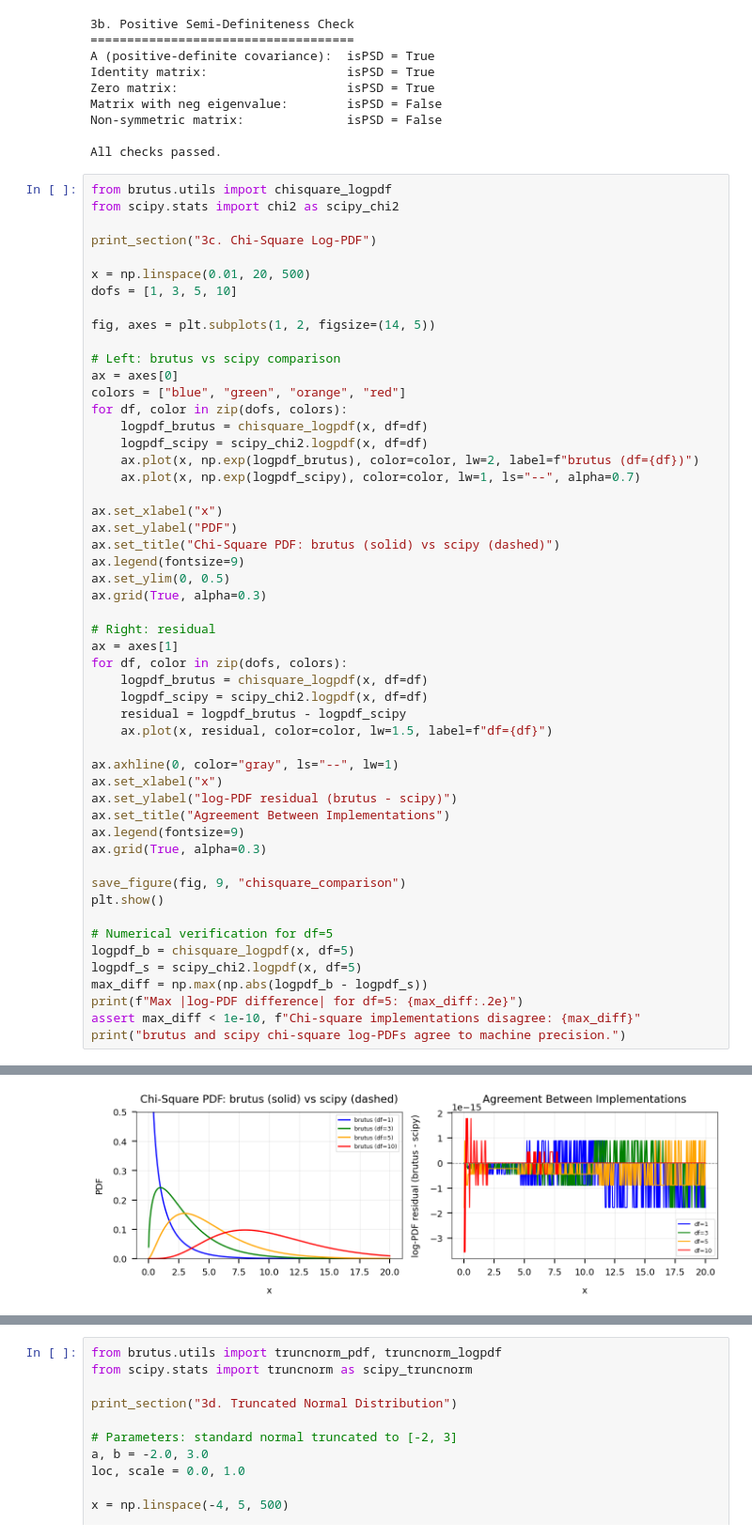
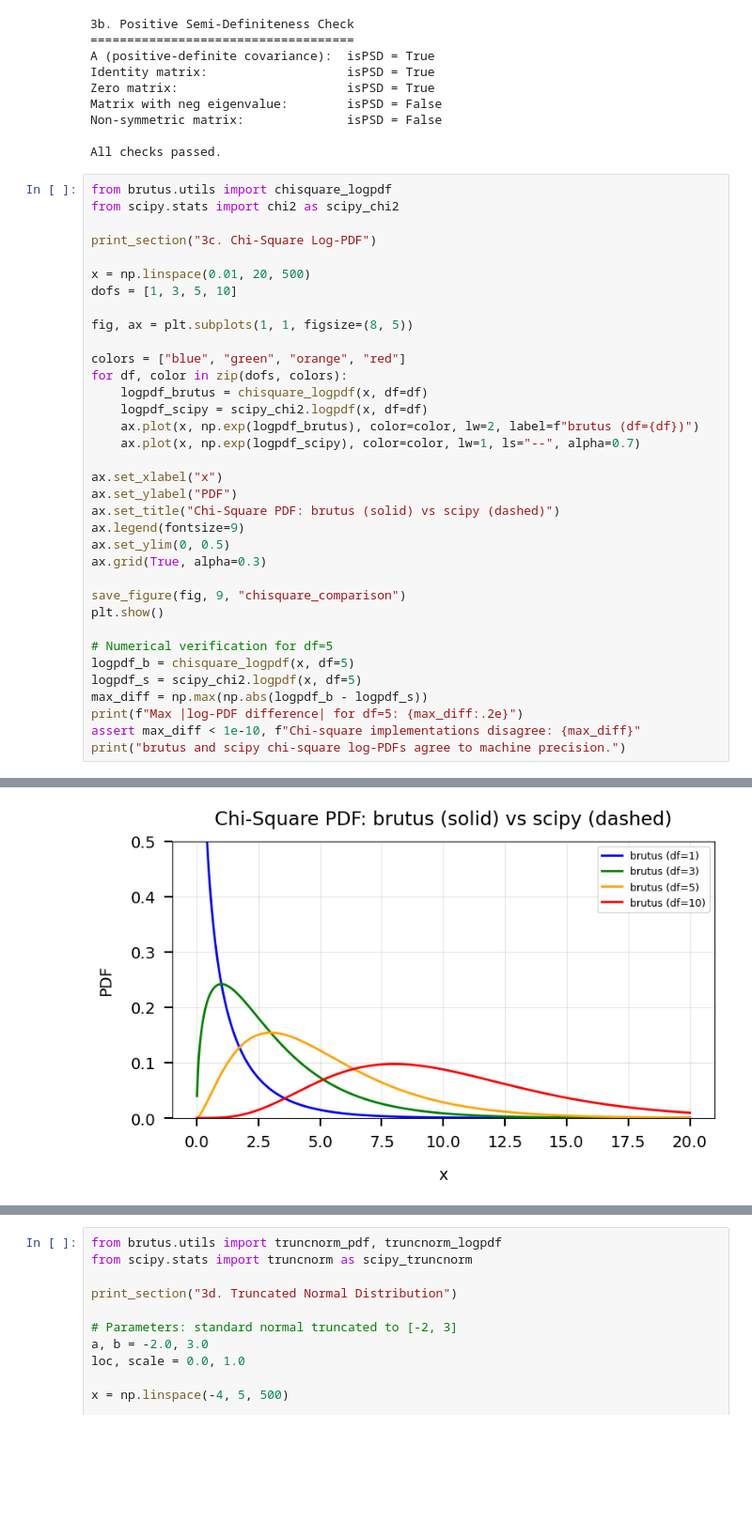
Before and after one commit to joshspeagle/brutus, a Jupyter notebook: tutorials/tutorial_09_utilities.ipynb, the cells around one changed output, grey strips where cells are left out. Shown at 94% size. Saved outputs shown, nothing was run; the diff lists cells and outputs as text; blank space fills up the shorter version.

```diff
--- a/tutorials/tutorial_09_utilities.ipynb
+++ b/tutorials/tutorial_09_utilities.ipynb
@@ -485,54 +490,37 @@ print_section("3c. Chi-Square Log-PDF")
 x = np.linspace(0.01, 20, 500)
 dofs = [1, 3, 5, 10]
 
-fig, axes = plt.subplots(1, 2, figsize=(14, 5))
+fig, ax = plt.subplots(1, 1, figsize=(8, 5))
 
-# Left: brutus vs scipy comparison
-ax = axes[0]
 colors = ["blue", "green", "orange", "red"]
 for df, color in zip(dofs, colors):
     logpdf_brutus = chisquare_logpdf(x, df=df)
     logpdf_scipy = scipy_chi2.logpdf(x, df=df)
     ax.plot(x, np.exp(logpdf_brutus), color=color, lw=2, label=f"brutus (df={df})")
     ax.plot(x, np.exp(logpdf_scipy), color=color, lw=1, ls="--", alpha=0.7)
 
 ax.set_xlabel("x")
 ax.set_ylabel("PDF")
 ax.set_title("Chi-Square PDF: brutus (solid) vs scipy (dashed)")
 ax.legend(fontsize=9)
 ax.set_ylim(0, 0.5)
 ax.grid(True, alpha=0.3)
 
-# Right: residual
-ax = axes[1]
-for df, color in zip(dofs, colors):
-    logpdf_brutus = chisquare_logpdf(x, df=df)
-    logpdf_scipy = scipy_chi2.logpdf(x, df=df)
-    residual = logpdf_brutus - logpdf_scipy
-    ax.plot(x, residual, color=color, lw=1.5, label=f"df={df}")
-
-ax.axhline(0, color="gray", ls="--", lw=1)
-ax.set_xlabel("x")
-ax.set_ylabel("log-PDF residual (brutus - scipy)")
-ax.set_title("Agreement Between Implementations")
-ax.legend(fontsize=9)
-ax.grid(True, alpha=0.3)
-
 save_figure(fig, 9, "chisquare_comparison")
 plt.show()
 
 # Numerical verification for df=5
 logpdf_b = chisquare_logpdf(x, df=5)
 logpdf_s = scipy_chi2.logpdf(x, df=5)
 max_diff = np.max(np.abs(logpdf_b - logpdf_s))
 print(f"Max |log-PDF difference| for df=5: {max_diff:.2e}")
 assert max_diff < 1e-10, f"Chi-square implementations disagree: {max_diff}"
 print("brutus and scipy chi-square log-PDFs agree to machine precision.")
 # %% [output]
 3c. Chi-Square Log-PDF
 ======================
   Saved: /mnt/c/Users/joshs/Dropbox/GitHub/brutus/tutorials/plots/tutorial_09/chisquare_comparison.png
-[figure, old version]
+[figure, new version]
 Max |log-PDF difference| for df=5: 1.78e-15
 brutus and scipy chi-square log-PDFs agree to machine precision.
 # %%
```
Also changed, not shown: parts of 2 cells of this notebook, 10 other files.
